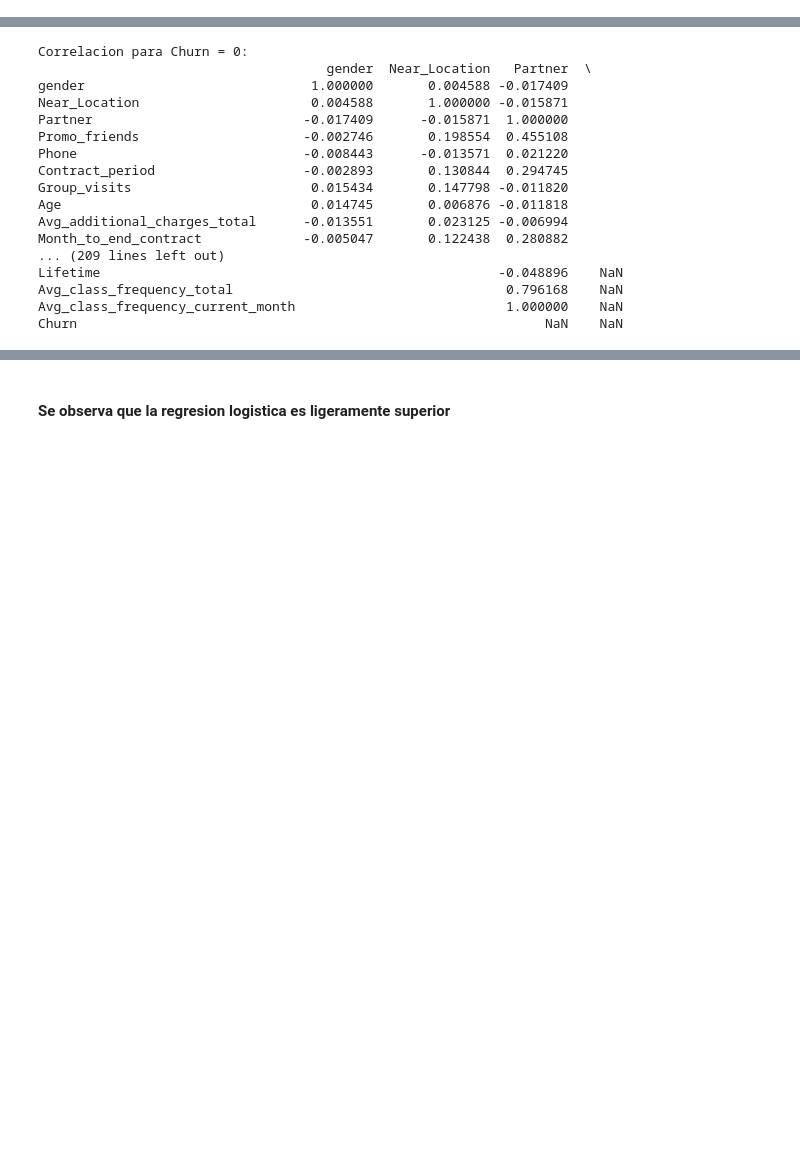
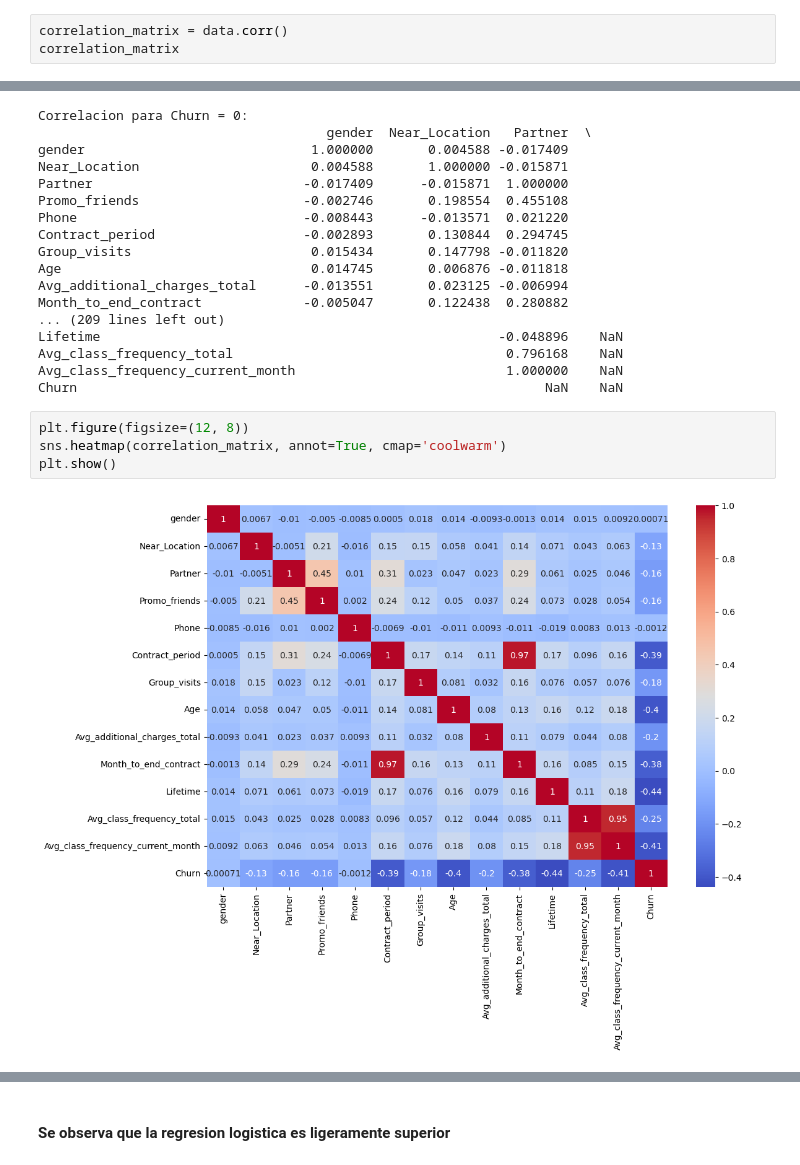
Before and after one commit to hukitan/tripleten, a Jupyter notebook: Proyectos_en_desarrollo/Proyecto 13/proyecto13.ipynb, the cells around one changed output, grey strips where cells are left out. Drawn from its saved outputs; the diff is of its cells as text; blank space fills up the shorter version.

```diff
--- a/Proyectos_en_desarrollo/Proyecto 13/proyecto13.ipynb
+++ b/Proyectos_en_desarrollo/Proyecto 13/proyecto13.ipynb
@@ -107,0 +90,3 @@ data.corr()
+# %%
+correlation_matrix = data.corr()
+correlation_matrix
@@ -127,5 +128,11 @@ Lifetime                                                   -0.048896    NaN
 Avg_class_frequency_total                                   0.796168    NaN
 Avg_class_frequency_current_month                           1.000000    NaN
 Churn                                                            NaN    NaN
+# %%
+plt.figure(figsize=(12, 8))
+sns.heatmap(correlation_matrix, annot=True, cmap='coolwarm')
+plt.show()
+# %% [output]
+[figure, added]
 # %%
 from sklearn.ensemble import RandomForestClassifier
```
Also changed, not shown: parts of 8 cells of this notebook.
